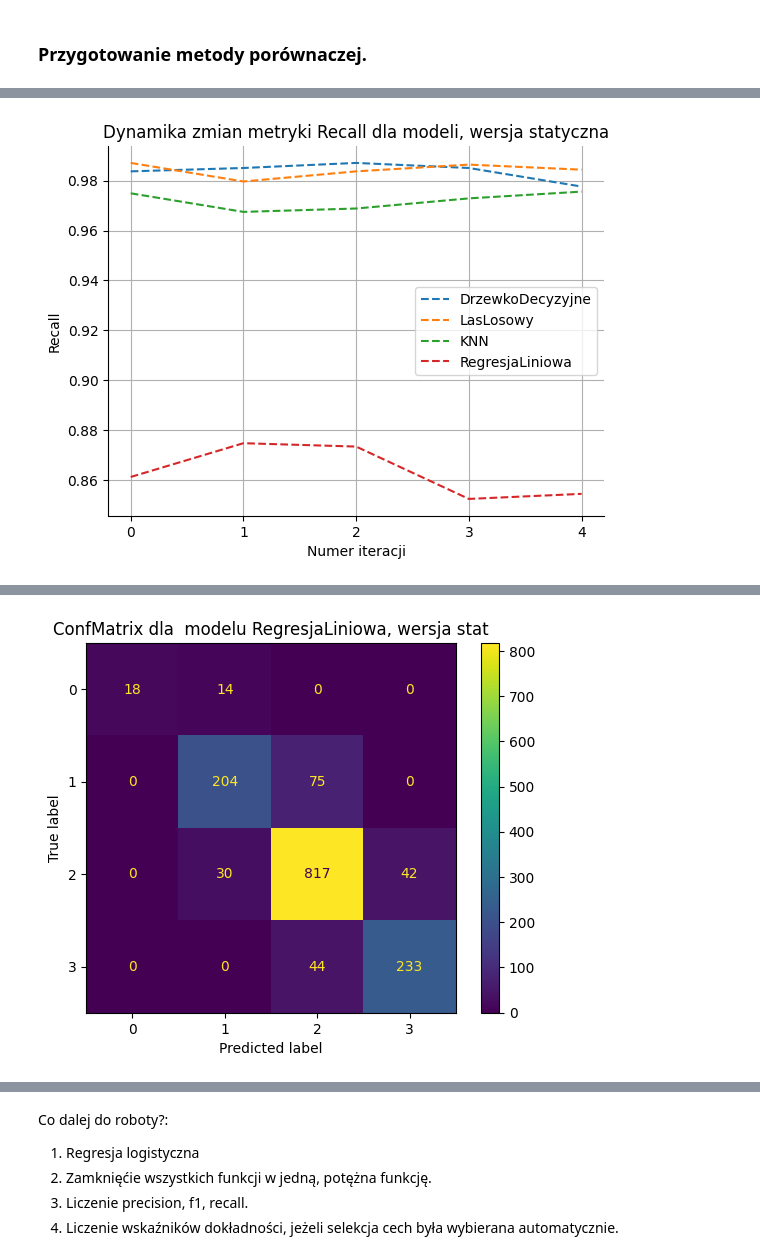
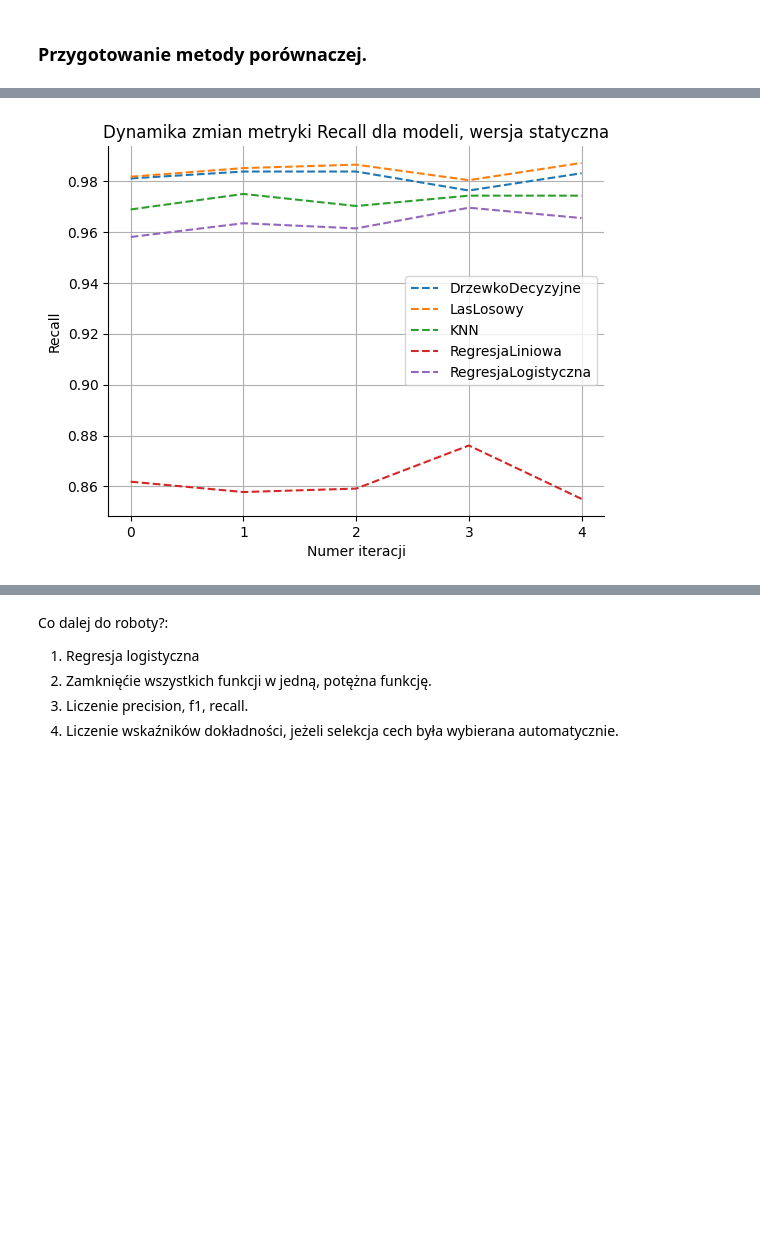
Before and after one commit to Pawel-Tomasz-Nowak/Scientific-collaboration, a Jupyter notebook: EmissionAnalysis copy.ipynb, the cells around one changed output, grey strips where cells are left out. Saved outputs shown, nothing was run; the diff lists cells and outputs as text; code cells hidden in the pictures; blank space fills up the shorter version.

Commit message:
Dodanie regresji logistycznej do listy modeli.

```diff
--- a/EmissionAnalysis copy.ipynb
+++ b/EmissionAnalysis copy.ipynb
@@ -328,13 +328,16 @@ def TransformujDane(X: pd.DataFrame,  numpredictors:list[str], pca_predictors:li
 # %% [markdown]
 ### Definiowanie modeli, list na ich wyniki, na hiperparametry modeli.
 # %%
+from sklearn.linear_model import LogisticRegression
+
 # Definicja modeli z hiperparametrami
 Models = {
     "DrzewkoDecyzyjne": DecisionTreeClassifier(criterion="gini", splitter="best", min_samples_split=10),
     "LasLosowy": RandomForestClassifier(n_estimators=15, criterion='gini'),
     "KNN": KNeighborsClassifier(n_neighbors=5),
-    "RegresjaLiniowa": MultiOutputRegressor(estimator = LinearRegression())
-}                 #Ewentualnie dodamy jeszcze regresje logistyczną
+    "RegresjaLiniowa": MultiOutputRegressor(estimator = LinearRegression()),
+    "RegresjaLogistyczna": LogisticRegression()
+}
 
 
 #Słownik do przechowywania hiperparametrów modeli:
@@ -349,7 +352,13 @@ Models_hipparams = {"DrzewkoDecyzyjne":{"criterion":['gini','entropy'],
                                          "min_samples_leaf":[2,3]},
 
                     "KNN": {"n_neighbors":list(range(1, 10, 2)),
-                            "p":[1,2]}}
+                            "p":[1,2]},
+                        "RegresjaLogistyczna": {
+                            "penalty":['l1','l2'],
+                             "solver":['lbfgs','liblinear','newton-cg',],
+                             'multi_class':['auto','ovr','multinomial']
+                        }
+                            }
 
 def TrainAndTestModelStat(Model, X_train:pd.DataFrame, y_train:pd.DataFrame, X_test:pd.DataFrame) -> np.ndarray:
     """Funkcja trenuje model za pomocą danyc treningowych (X_train, y_train), a następnie dokonuje predyckcji etykiet klasy docelowej i zwraca przewidywane etykietki.
@@ -519,7 +528,6 @@ def TrenujITestujModele(Dataset:pd.DataFrame,CatPredictors:list[str], NumPredict
                         Models:dict[str, "estimator"], Models_hipparams:dict[str,  dict[ str, list[ str | int | float] ] ],
                        n_splits:int = 5, train_size:float = 0.8, test_size:float =  0.2,
                        com_type:str = "Stat") -> tuple[pd.DataFrame, pd.DataFrame]:
-
     TrueVSPrediction_stat = StworzTabelkePorównawczą()
     TrueVSPrediction_dyna = StworzTabelkePorównawczą()
 
@@ -537,27 +545,48 @@ def TrenujITestujModele(Dataset:pd.DataFrame,CatPredictors:list[str], NumPredict
                                                                         #Tak zakodowana etykietka przyda się w wielowyjściowej regresji.
 
 
-
     for iter_indx, indx in enumerate(SSS.split(X, y)): #Wydobadź indeksy treningowe i testowe.
         train_indx, test_indx = indx #Znajdź indeksy treningowe oraz indeksy testowe.
 
-        X_train, y_train = X_coded.iloc[train_indx, :],  np.array(y.iloc[train_indx,: ]).ravel()
+        X_train =  X_coded.iloc[train_indx, ]
+        X_test = X_coded.iloc[test_indx, ]
 
-        X_test, y_test = X_coded.iloc[test_indx, :],  np.array(y.iloc[test_indx, :]).ravel()
 
         X_train ,Scaler = TransformujDane(X_train, NumPredictors, pca_predictors= ["Fuel Consumption City (L/100 km)", "Fuel Consumption Hwy (L/100 km)",
                                                                                    "Fuel Consumption Comb (L/100 km)","Fuel Consumption Comb (mpg)"])
-
         X_test = Scaler.transform(X_test) #Dokonaj skalowania na zbiorze testowym za pomocą parametrów wydobytych ze zbioru treningowego.
 
 
         for model_name in Models.keys():
             model:'Estimator' = Models[model_name] #Zrekrutuj model.
 
+            if model_name != "RegresjaLiniowa":
+                y_train = np.array(y.iloc[train_indx, :]).ravel()
+                y_test =  np.array(y.iloc[test_indx, :]).ravel()
 
-            if model_name != "RegresjaLiniowa":
-                y_predicted:np.ndarray = TrainAndTestModelStat(model, X_train, y_train, X_test) #Etykietki przewidziane.
 
+
+                #Statyczne dobieranie hiperparametrów.
+                y_pred_stat: np.ndarray = TrainAndTestModelStat(model, X_train, y_train, X_test) #Etykietki przewidziane.
+
+
+                #Miejsce na dynamiczne strojenie parametrów.
+                model_hiperparams = Models_hipparams[model_name] #Wydobądź siatek hiperparametrów do przeszukania.
+
+                GridSearch = GridSearchCV(estimator = model, param_grid = model_hiperparams)
+                fitted_model = GridSearch.fit(X = X_train, y = y_train) #To jest instancja modelu z najbardziej optymalnymi hiperparametrami.
+
+                y_pred_dyna:np.ndarray = fitted_model.predict(X_test)
+
+
+                #Doklej etykietki przewidziane do ramki danych porównującej statycznie-strojone modele.
+                TrueVSPrediction_stat[(model_name, iter_indx, "True")] = y_test
+                TrueVSPrediction_stat[(model_name, iter_indx, "Pred")] = y_pred_stat
+
+
+                #Doklej etykietki przewidziane do ramki danych porównującej dynamicznie-strojone modele.
+                TrueVSPrediction_dyna[(model_name, iter_indx, "True")] = y_test
+                TrueVSPrediction_dyna[(model_name, iter_indx, "Pred")] = y_pred_dyna
 
 
             else:
@@ -565,32 +594,20 @@ def TrenujITestujModele(Dataset:pd.DataFrame,CatPredictors:list[str], NumPredict
                 y_train = y_OHE[train_indx] #Weź etykietki docelowe treningowe.
                 y_test = y_OHE[test_indx].argmax(axis = 1) #Weź etykietki docelowe testowe.
 
-                y_predicted: np.ndarray = TrainAndTestModelStat(model, X_train, y_train, X_test).argmax(axis = 1)
+
+                y_pred: np.ndarray = TrainAndTestModelStat(model, X_train, y_train, X_test).argmax(axis = 1)
 
 
-            TrueVSPrediction_stat[(model_name, iter_indx, "True")] = y_test
-            TrueVSPrediction_stat[(model_name, iter_indx, "Pred")] = y_predicted
+                #Doklej etykietki przewidziane do ramki danych porównującej statycznie-strojone modele.
+                TrueVSPrediction_stat[(model_name, iter_indx, "True")] = y_test
+                TrueVSPrediction_stat[(model_name, iter_indx, "Pred")] = y_pred
 
 
-
-            if model_name != "RegresjaLiniowa":
-                model_hiperparams = Models_hipparams[model_name]
-
-                GridSearch = GridSearchCV(estimator = model, param_grid = model_hiperparams)
-                fitted_model = GridSearch.fit(X = X_train, y = y_train) #To jest instancja modelu z najbardziej optymalnymi hiperparametrami.
-
-                y_pred:np.ndarray = fitted_model.predict(X_test)
-
-            else:
-                #Regresja liniowa niestety ma wielowymiarowe-wyjście.
-                y_OHE_train:np.ndarray = y_OHE[train_indx] #Weź etykietki docelowe treningowe.
-                y_test:np.ndarray = y_OHE[test_indx].argmax(axis=1) #Weź etykietki docelowe testowe.
-
-                y_pred: np.ndarray = TrainAndTestModelStat(model, X_train, y_OHE_train, X_test).argmax(axis = 1)
+                #Doklej etykietki przewidziane do ramki danych porównującej dynamicznie-strojone modele.
+                TrueVSPrediction_dyna[(model_name, iter_indx, "True")] = y_test
+                TrueVSPrediction_dyna[(model_name, iter_indx, "Pred")] = y_pred
 
 
-            TrueVSPrediction_dyna[(model_name, iter_indx, "True")] = y_test
-            TrueVSPrediction_dyna[(model_name, iter_indx, "Pred")] = y_pred
 
 
     return TrueVSPrediction_stat, TrueVSPrediction_dyna
@@ -633 +667 @@ PorównajModele(TrueVSPrediction_stat, TrueVSPrediction_dyna, n_splits)
-[figure, old version]
+[figure, new version]
@@ -640 +673,0 @@ PorównajModele(TrueVSPrediction_stat, TrueVSPrediction_dyna, n_splits)
-[figure, removed]
```
Also changed, not shown: parts of 1 cell of this notebook.
